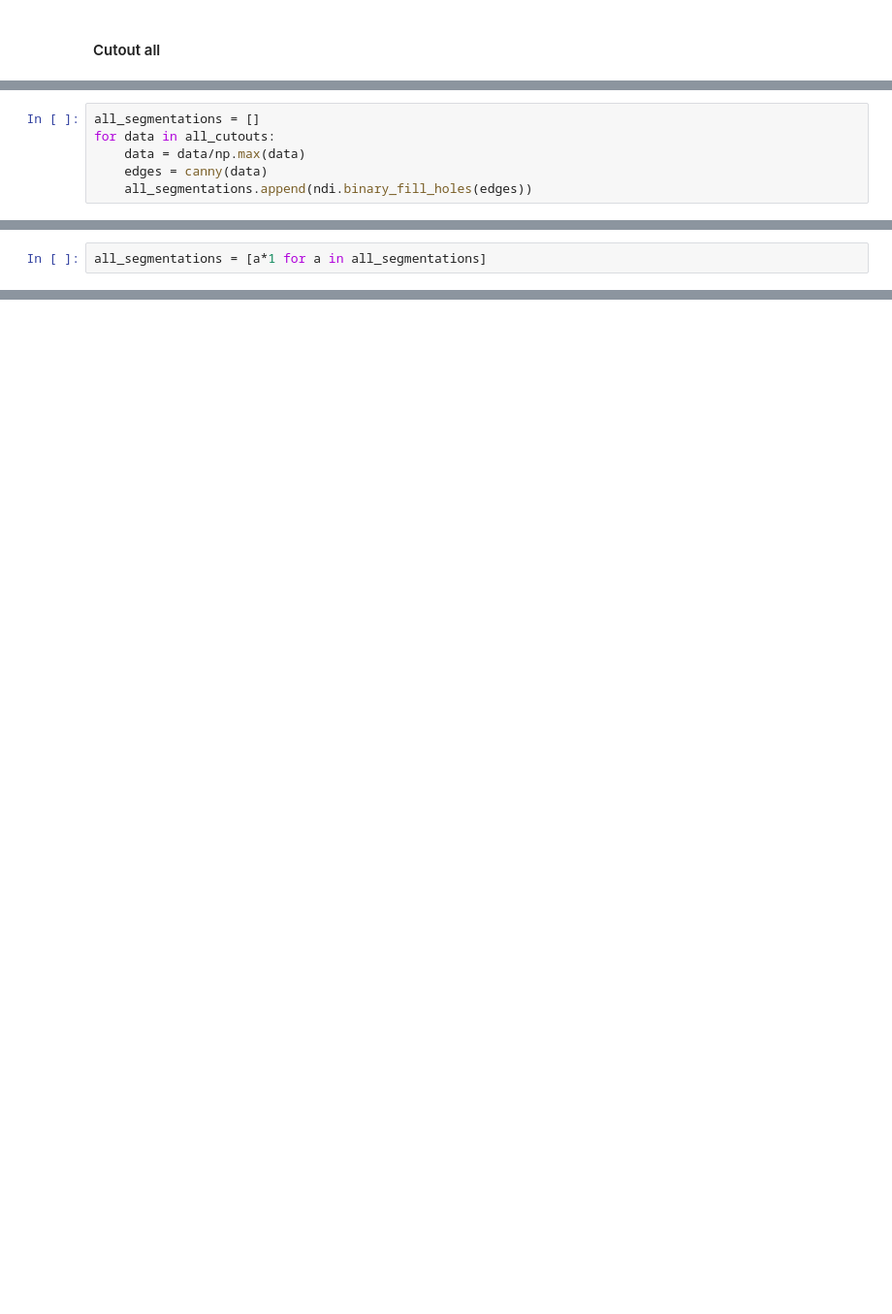
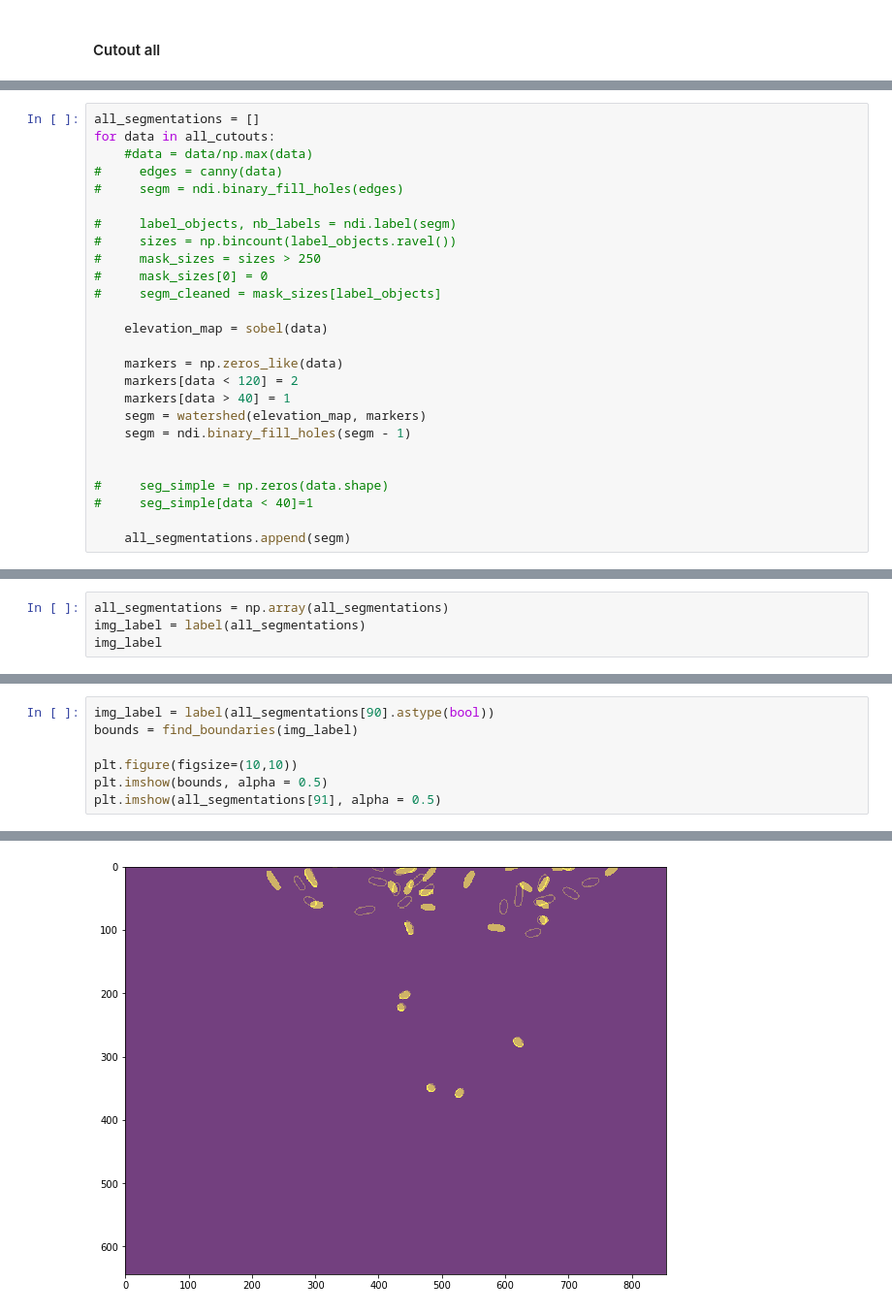
Before and after one commit to ajrzepiela/midap, a Jupyter notebook: notebooks/detect_chambers.ipynb, the cells around one changed output, grey strips where cells are left out. Shown at 97% size. Cells and saved outputs as stored; diff of their text form; blank space fills up the shorter version.

```diff
--- a/notebooks/detect_chambers.ipynb
+++ b/notebooks/detect_chambers.ipynb
@@ -169,6 +171,0 @@ for i, ac in enumerate(all_cutouts[::10]):
-# %%
-all_segmentations = []
-for data in all_cutouts:
-    data = data/np.max(data)
-    edges = canny(data)
-    all_segmentations.append(ndi.binary_fill_holes(edges))
@@ -175,3 +203,29 @@ for data in all_cutouts:
+# %%
+all_segmentations = []
+for data in all_cutouts:
+    #data = data/np.max(data)
+#     edges = canny(data)
+#     segm = ndi.binary_fill_holes(edges)
+
+#     label_objects, nb_labels = ndi.label(segm)
+#     sizes = np.bincount(label_objects.ravel())
+#     mask_sizes = sizes > 250
+#     mask_sizes[0] = 0
+#     segm_cleaned = mask_sizes[label_objects]
+
+    elevation_map = sobel(data)
+
+    markers = np.zeros_like(data)
+    markers[data < 120] = 2
+    markers[data > 40] = 1
+    segm = watershed(elevation_map, markers)
+    segm = ndi.binary_fill_holes(segm - 1)
+
+
+#     seg_simple = np.zeros(data.shape)
+#     seg_simple[data < 40]=1
+
+    all_segmentations.append(segm)
 # %%
 plt.figure(figsize = (15,15))
 for i, ac in enumerate(all_segmentations[::10]):
@@ -184,2 +235,0 @@ for i, ac in enumerate(all_segmentations[::10]):
-# %%
-all_segmentations = [a*1 for a in all_segmentations]
@@ -192,0 +236,4 @@ sio.savemat(mname,{'ar' : np.array(all_cutouts)})
+# %%
+all_segmentations = np.array(all_segmentations)
+img_label = label(all_segmentations)
+img_label
@@ -192,0 +294,8 @@ sio.savemat(mname,{'ar' : np.array(all_cutouts)})
+# %%
+img_label = label(all_segmentations[90].astype(bool))
+bounds = find_boundaries(img_label)
+
+plt.figure(figsize=(10,10))
+plt.imshow(bounds, alpha = 0.5)
+plt.imshow(all_segmentations[91], alpha = 0.5)
+# %% [output]
@@ -192,0 +303 @@ sio.savemat(mname,{'ar' : np.array(all_cutouts)})
+[figure, added]
```
Also changed, not shown: parts of 38 cells of this notebook.
